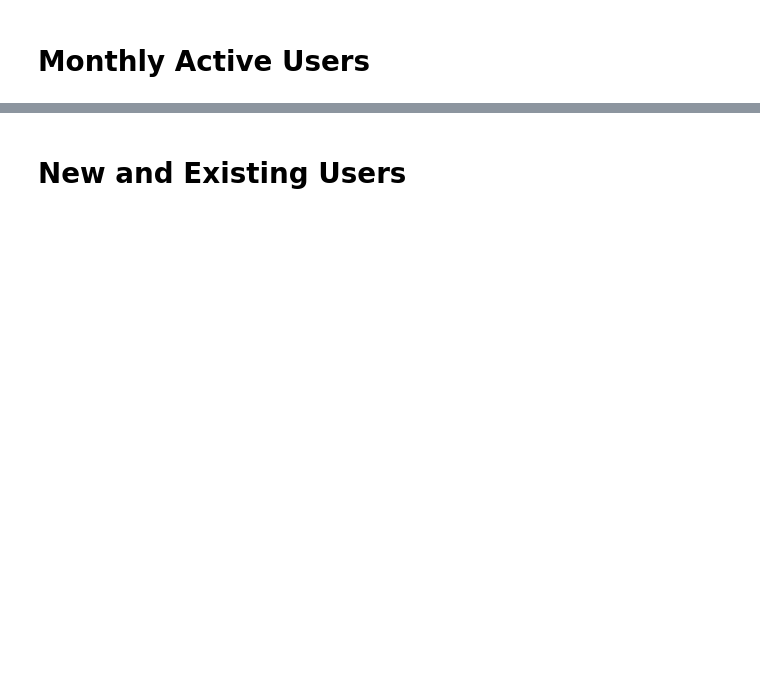
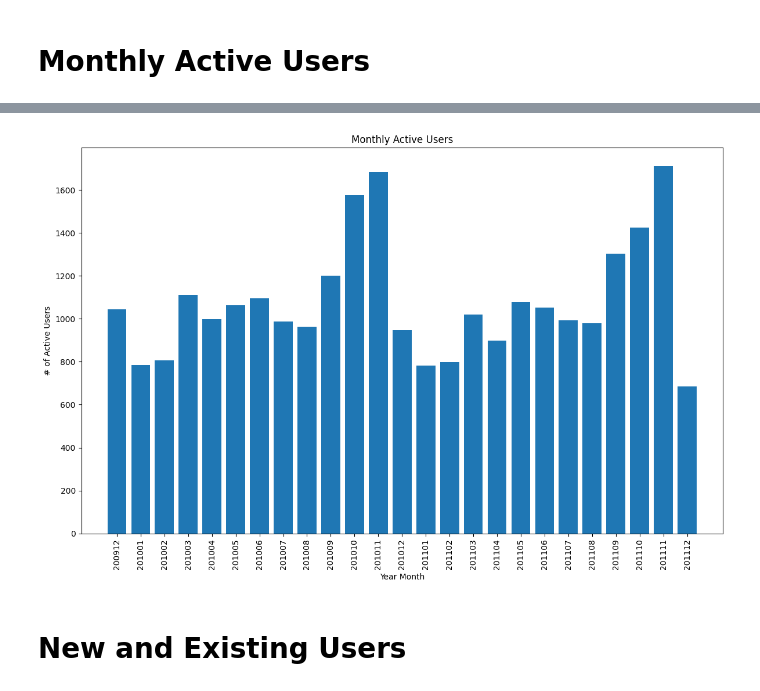
Before and after one commit to jarviscanada/jarvis_data_eng_FraserRaney, a Jupyter notebook: python_data_analytics/python_data_wrangling/retail_data_analytics_wrangling.ipynb, the cells around one changed output, grey strips where cells are left out. Saved outputs shown, nothing was run; the diff lists cells and outputs as text; code cells hidden in the pictures; blank space fills up the shorter version.

```diff
--- a/python_data_analytics/python_data_wrangling/retail_data_analytics_wrangling.ipynb
+++ b/python_data_analytics/python_data_wrangling/retail_data_analytics_wrangling.ipynb
@@ -256,5 +274,21 @@ summary.reset_index().plot(
 ![](https://i.imgur.com/eFYp8VF.jpg)
 
 ---
+# %%
+monthly_active_users = retail_df.groupby("Month")["customer_id"].nunique().sort_index()
+monthly_active_users.index = monthly_active_users.index.strftime("%Y%m")
+# %%
+ax = monthly_active_users.plot(kind="bar", figsize=(12, 8), width=0.8)
+
+ax.set_xlim(-1.5, len(monthly_active_users) + 0.5)
+
+plt.xticks(rotation=90)
+plt.title("Monthly Active Users")
+plt.xlabel("Year Month")
+plt.ylabel("# of Active Users")
+plt.tight_layout()
+plt.show()
+# %% [output]
+[figure, added]
 # %% [markdown]
 # New and Existing Users
```
Also changed, not shown: parts of 9 cells of this notebook.
